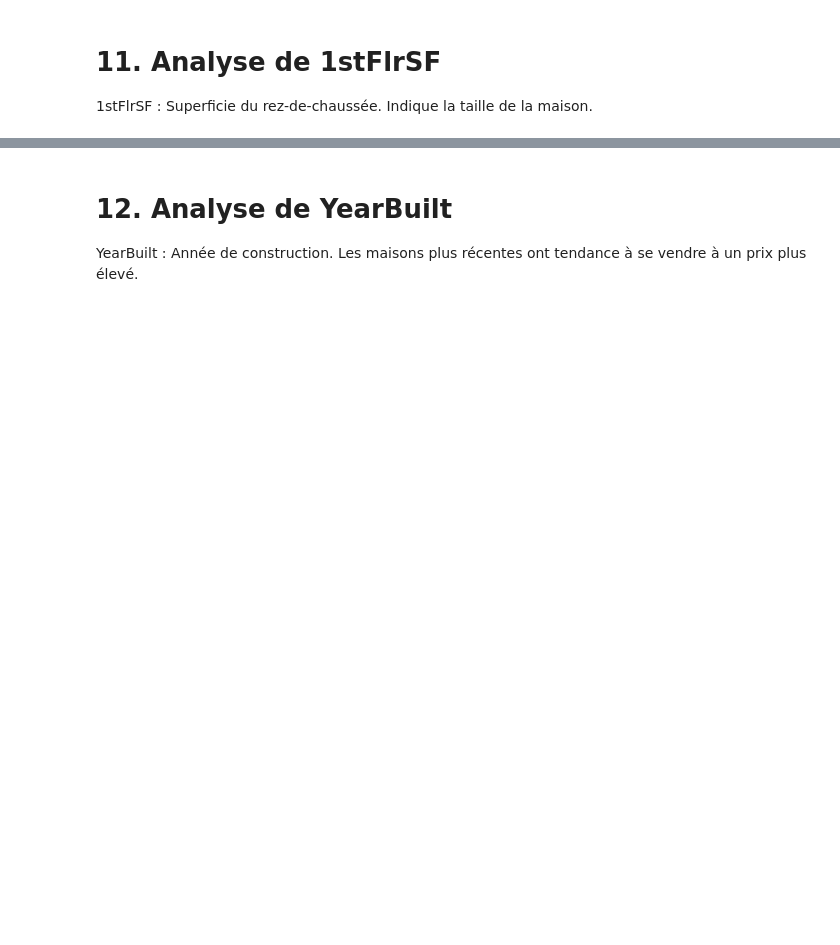
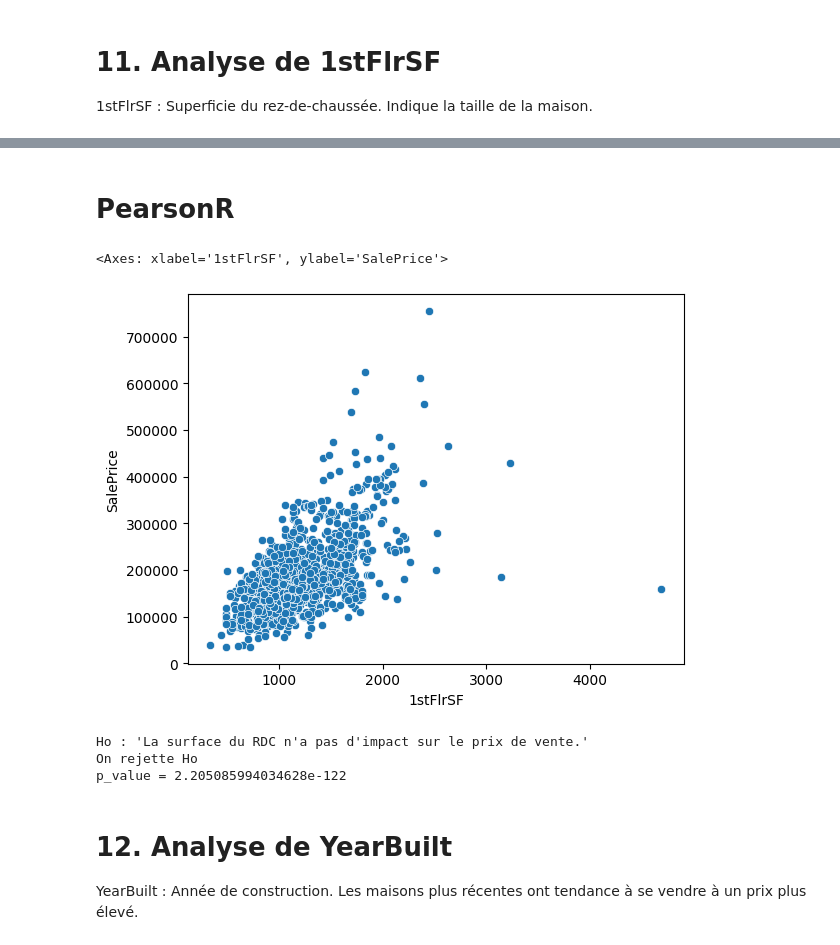
Before and after one commit to SimonGallien/prix-immobilier, a Jupyter notebook: EDA_Univariate.ipynb, the cells around one changed output, grey strips where cells are left out. Saved outputs shown, nothing was run; the diff lists cells and outputs as text; code cells hidden in the pictures; blank space fills up the shorter version.

```diff
--- a/EDA_Univariate.ipynb
+++ b/EDA_Univariate.ipynb
@@ -786,3 +886,26 @@ TotalBsmtSF : Superficie totale du sous-sol. Ajoute une grande valeur à la prop
+# %% [markdown]
+# PearsonR
+# %%
+sns.scatterplot(data=df, x="1stFlrSF", y="SalePrice")
+# %% [output]
+<Axes: xlabel='1stFlrSF', ylabel='SalePrice'>
+[figure, added]
+# %%
+print("Ho : 'La surface du RDC n'a pas d'impact sur le prix de vente.'")
+
+alpha = 0.02
+p_value = pearsonr(df["1stFlrSF"], df["SalePrice"]).pvalue
+
+if p_value < alpha:
+    print("On rejette Ho")
+else:
+    print("On ne rejette pas Ho")
+
+print(f"p_value = {p_value}")
+# %% [output]
+Ho : 'La surface du RDC n'a pas d'impact sur le prix de vente.'
+On rejette Ho
+p_value = 2.205085994034628e-122
 # %% [markdown]
 # 12. Analyse de YearBuilt
 YearBuilt : Année de construction. Les maisons plus récentes ont tendance à se vendre à un prix plus élevé.
```
Also changed, not shown: parts of 33 cells of this notebook.
